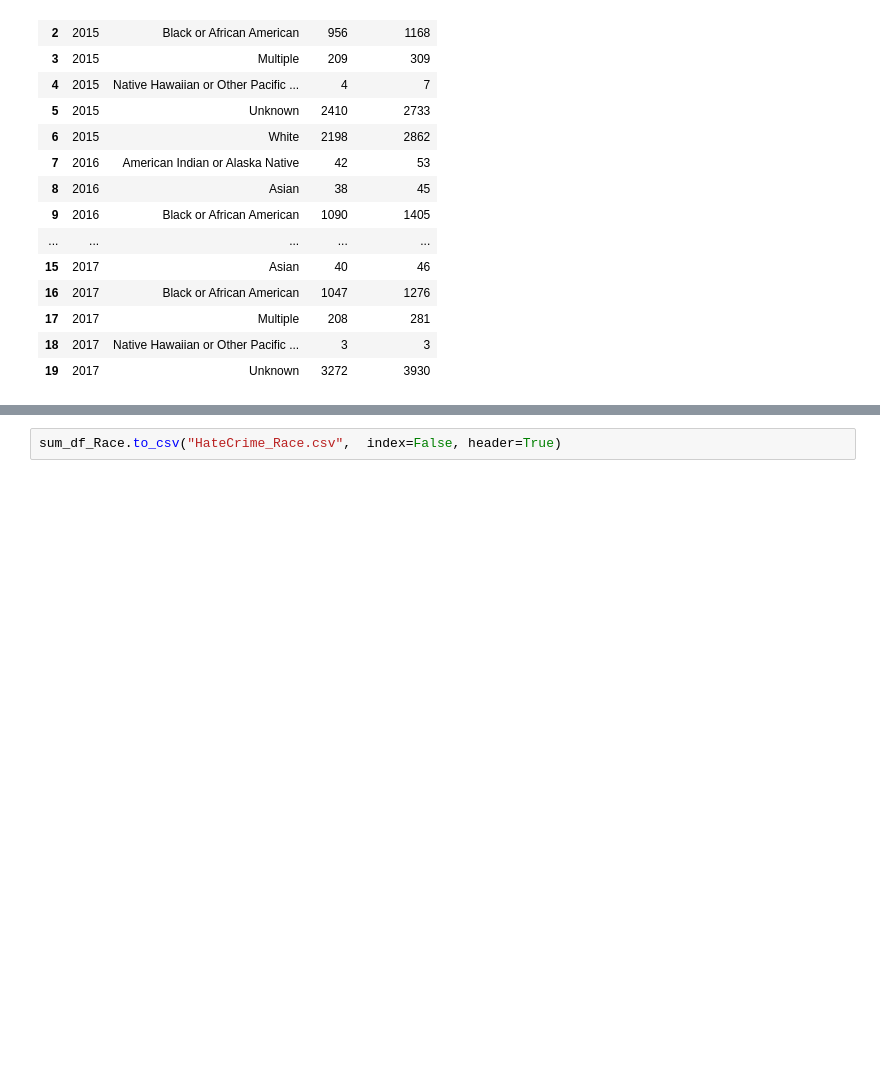
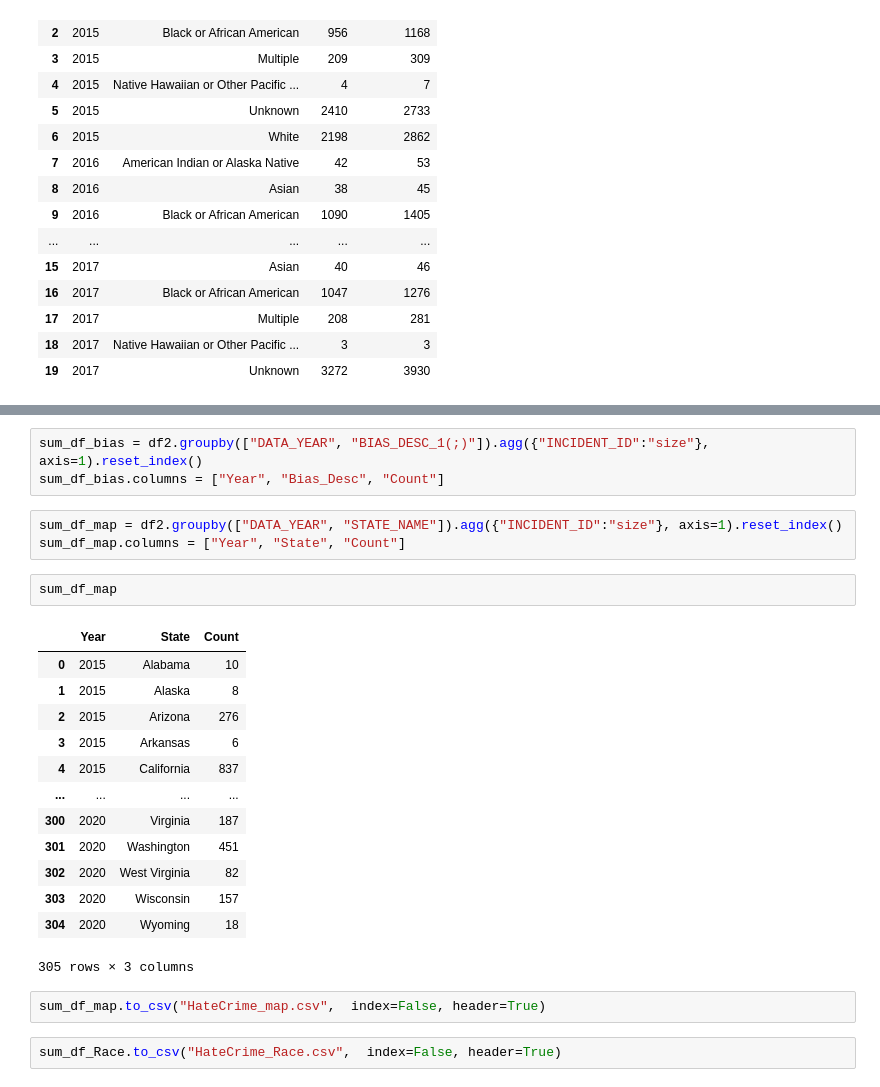
Before and after one commit to boojaado/group1-project3, a Jupyter notebook: notebooks/Hate_Crime_Data_Filter.ipynb, the cells around one changed output, grey strips where cells are left out. Drawn from its saved outputs; the diff is of its cells as text; blank space fills up the shorter version.

```diff
--- a/notebooks/Hate_Crime_Data_Filter.ipynb
+++ b/notebooks/Hate_Crime_Data_Filter.ipynb
@@ -472,3 +416,27 @@ sum_df_Race.head(20)
+# %%
+sum_df_bias = df2.groupby(["DATA_YEAR", "BIAS_DESC_1(;)"]).agg({"INCIDENT_ID":"size"}, axis=1).reset_index()
+sum_df_bias.columns = ["Year", "Bias_Desc", "Count"]
+# %%
+sum_df_map = df2.groupby(["DATA_YEAR", "STATE_NAME"]).agg({"INCIDENT_ID":"size"}, axis=1).reset_index()
+sum_df_map.columns = ["Year", "State", "Count"]
+# %%
+sum_df_map
+# %% [output]
+|  | Year | State | Count |
+| 0 | 2015 | Alabama | 10 |
+| 1 | 2015 | Alaska | 8 |
+| 2 | 2015 | Arizona | 276 |
+| 3 | 2015 | Arkansas | 6 |
+| 4 | 2015 | California | 837 |
+| ... | ... | ... | ... |
+| 300 | 2020 | Virginia | 187 |
+| 301 | 2020 | Washington | 451 |
+| 302 | 2020 | West Virginia | 82 |
+| 303 | 2020 | Wisconsin | 157 |
+| 304 | 2020 | Wyoming | 18 |
+305 rows × 3 columns
+# %%
+sum_df_map.to_csv("HateCrime_map.csv",  index=False, header=True)
 # %%
 sum_df_Race.to_csv("HateCrime_Race.csv",  index=False, header=True)
 # %%
```
Also changed, not shown: parts of 10 cells of this notebook, 5 other files.
